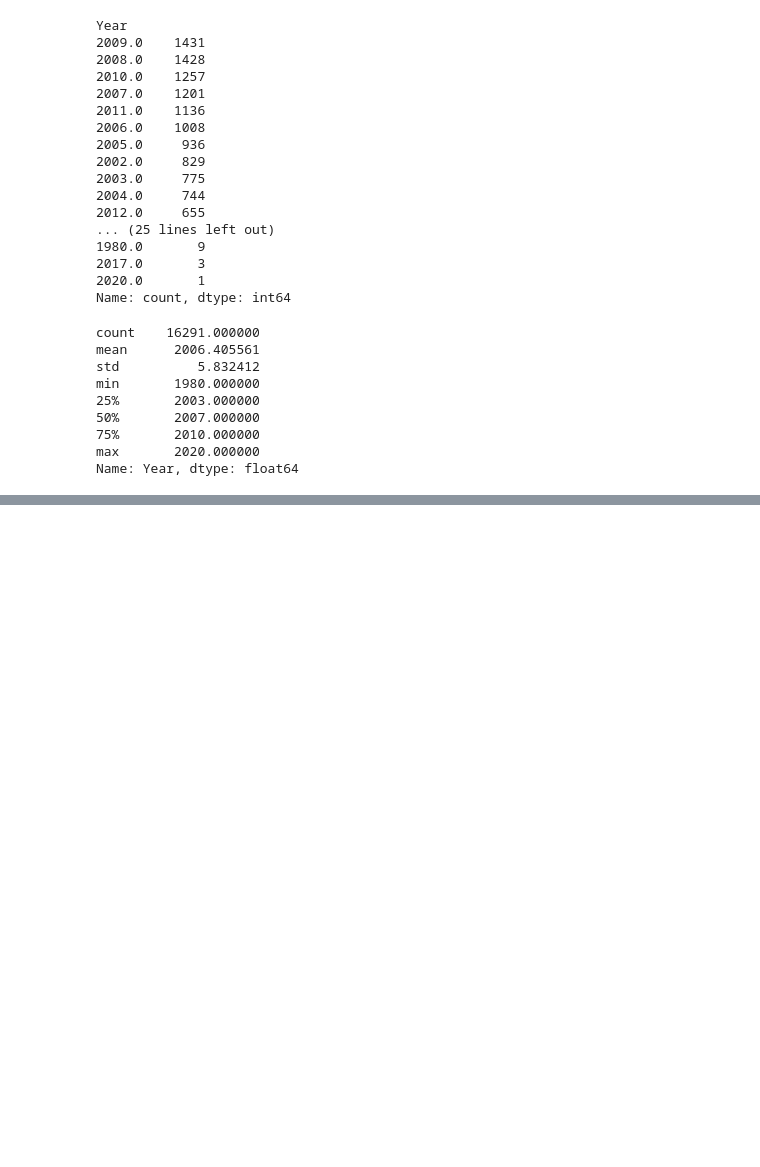
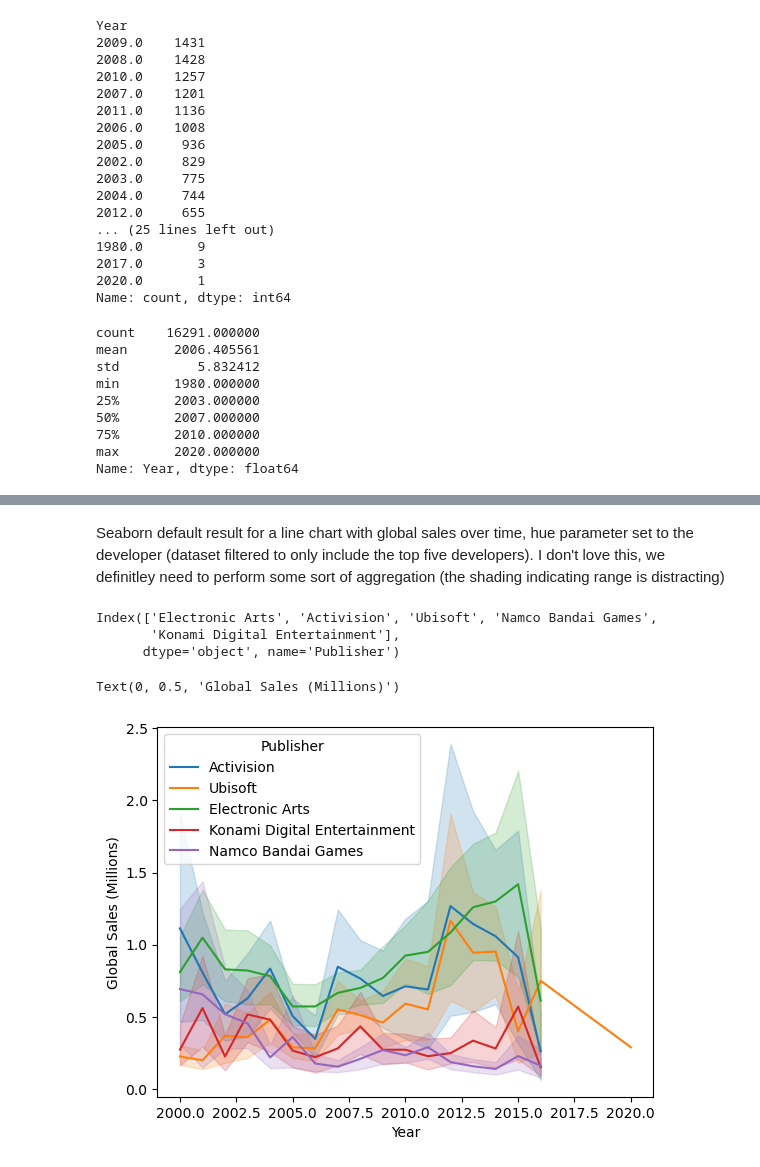
Before and after one commit to reubencolten/ds4200-project, a Jupyter notebook: VideoGameDataNotebook.ipynb, the cells around one changed output, grey strips where cells are left out. Saved outputs shown, nothing was run; the diff lists cells and outputs as text; code cells hidden in the pictures; blank space fills up the shorter version.

```diff
--- a/VideoGameDataNotebook.ipynb
+++ b/VideoGameDataNotebook.ipynb
@@ -85,0 +128,16 @@ df_dropped.shape
+# %% [markdown]
+Seaborn default result for a line chart with global sales over time, hue parameter set to the developer (dataset filtered to only include the top five developers). I don't love this, we definitley need to perform some sort of aggregation (the shading indicating range is distracting)
+# %%
+top_five_publishers = df['Publisher'].value_counts().nlargest(5).index
+print(top_five_publishers)
+
+df_top_pub = df[df['Publisher'].isin(top_five_publishers)]
+
+sns.lineplot(data=df_top_pub, x='Year', y='Global_Sales', hue='Publisher')
+plt.ylabel('Global Sales (Millions)')
+# %% [output]
+Index(['Electronic Arts', 'Activision', 'Ubisoft', 'Namco Bandai Games',
+       'Konami Digital Entertainment'],
+      dtype='object', name='Publisher')
+Text(0, 0.5, 'Global Sales (Millions)')
+[figure, added]
```
Also changed, not shown: parts of 14 cells of this notebook, 1 other file.
